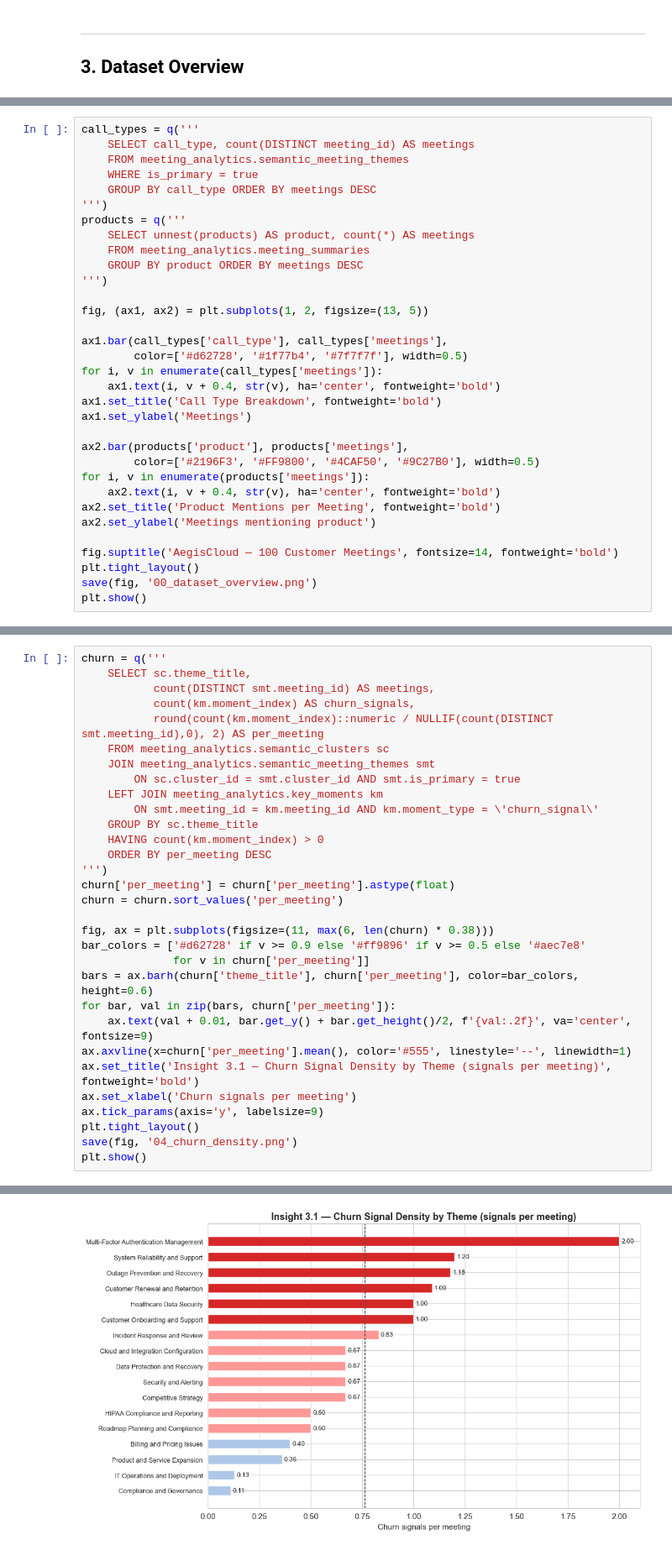
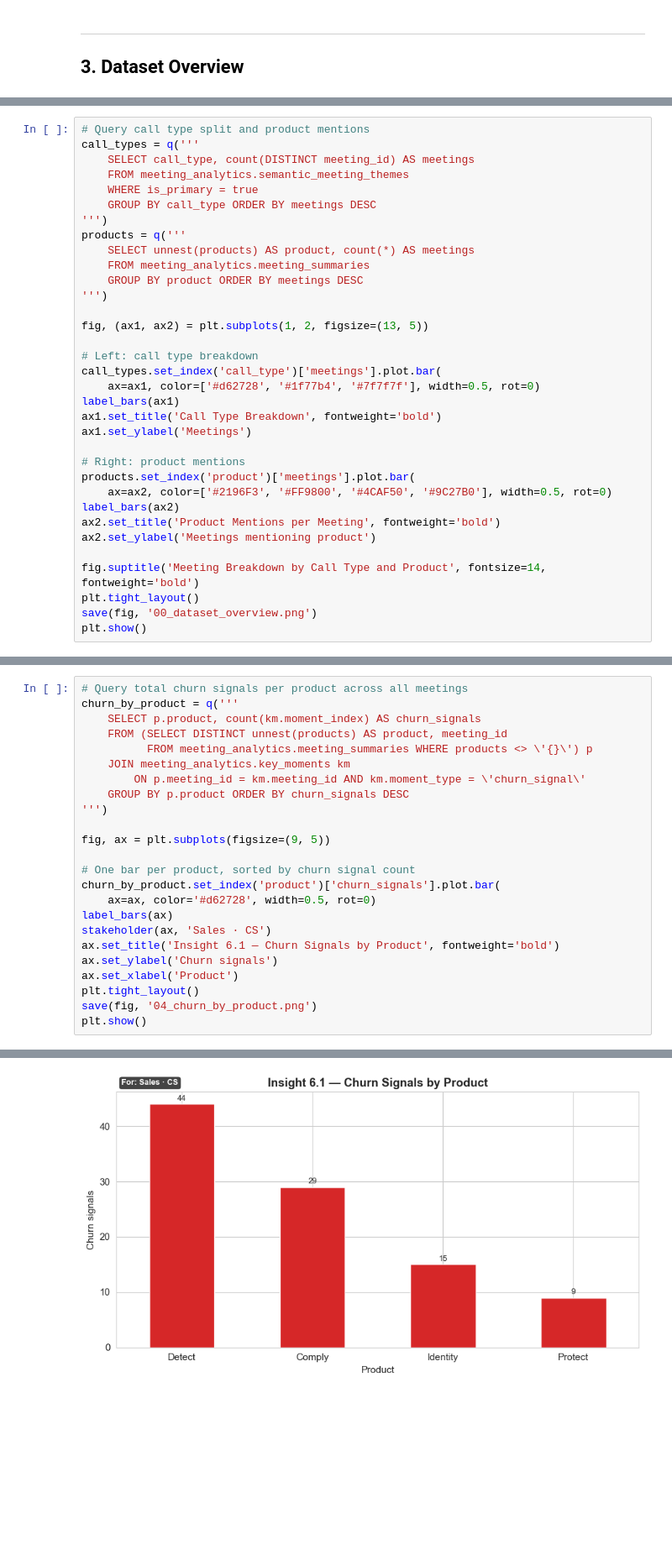
Before and after one commit to rohanvazir123/pydantic-ai-experiments, a Jupyter notebook: basics/iprep/meeting-analytics/final_version/meeting_analytics.ipynb, the cells around one changed output, grey strips where cells are left out. Shown at 84% size. Drawn from its saved outputs; the diff is of its cells as text; blank space fills up the shorter version.

```diff
--- a/basics/iprep/meeting-analytics/final_version/meeting_analytics.ipynb
+++ b/basics/iprep/meeting-analytics/final_version/meeting_analytics.ipynb
@@ -370,4 +482,5 @@ PASS  semantic_meeting_themes        516 (expected 516)
 # %%
+# Query call type split and product mentions
 call_types = q('''
     SELECT call_type, count(DISTINCT meeting_id) AS meetings
     FROM meeting_analytics.semantic_meeting_themes
@@ -382,21 +495,21 @@ products = q('''
 
 fig, (ax1, ax2) = plt.subplots(1, 2, figsize=(13, 5))
 
-ax1.bar(call_types['call_type'], call_types['meetings'],
-        color=['#d62728', '#1f77b4', '#7f7f7f'], width=0.5)
-for i, v in enumerate(call_types['meetings']):
-    ax1.text(i, v + 0.4, str(v), ha='center', fontweight='bold')
+# Left: call type breakdown
+call_types.set_index('call_type')['meetings'].plot.bar(
+    ax=ax1, color=['#d62728', '#1f77b4', '#7f7f7f'], width=0.5, rot=0)
+label_bars(ax1)
 ax1.set_title('Call Type Breakdown', fontweight='bold')
 ax1.set_ylabel('Meetings')
 
-ax2.bar(products['product'], products['meetings'],
-        color=['#2196F3', '#FF9800', '#4CAF50', '#9C27B0'], width=0.5)
-for i, v in enumerate(products['meetings']):
-    ax2.text(i, v + 0.4, str(v), ha='center', fontweight='bold')
+# Right: product mentions
+products.set_index('product')['meetings'].plot.bar(
+    ax=ax2, color=['#2196F3', '#FF9800', '#4CAF50', '#9C27B0'], width=0.5, rot=0)
+label_bars(ax2)
 ax2.set_title('Product Mentions per Meeting', fontweight='bold')
 ax2.set_ylabel('Meetings mentioning product')
 
-fig.suptitle('AegisCloud — 100 Customer Meetings', fontsize=14, fontweight='bold')
+fig.suptitle('Meeting Breakdown by Call Type and Product', fontsize=14, fontweight='bold')
 plt.tight_layout()
 save(fig, '00_dataset_overview.png')
 plt.show()
@@ -570,32 +664,25 @@ Saved -> /Users/ppotnis/Documents/rovaz/pydantic-ai-experiments/basics/iprep/mee
 # %%
-churn = q('''
-    SELECT sc.theme_title,
-           count(DISTINCT smt.meeting_id) AS meetings,
-           count(km.moment_index) AS churn_signals,
-           round(count(km.moment_index)::numeric / NULLIF(count(DISTINCT smt.meeting_id),0), 2) AS per_meeting
-    FROM meeting_analytics.semantic_clusters sc
-    JOIN meeting_analytics.semantic_meeting_themes smt
-        ON sc.cluster_id = smt.cluster_id AND smt.is_primary = true
-    LEFT JOIN meeting_analytics.key_moments km
-        ON smt.meeting_id = km.meeting_id AND km.moment_type = \'churn_signal\'
-    GROUP BY sc.theme_title
-    HAVING count(km.moment_index) > 0
-    ORDER BY per_meeting DESC
+# Query total churn signals per product across all meetings
+churn_by_product = q('''
+    SELECT p.product, count(km.moment_index) AS churn_signals
+    FROM (SELECT DISTINCT unnest(products) AS product, meeting_id
+          FROM meeting_analytics.meeting_summaries WHERE products <> \'{}\') p
+    JOIN meeting_analytics.key_moments km
+        ON p.meeting_id = km.meeting_id AND km.moment_type = \'churn_signal\'
+    GROUP BY p.product ORDER BY churn_signals DESC
 ''')
-churn['per_meeting'] = churn['per_meeting'].astype(float)
-churn = churn.sort_values('per_meeting')
 
-fig, ax = plt.subplots(figsize=(11, max(6, len(churn) * 0.38)))
-bar_colors = ['#d62728' if v >= 0.9 else '#ff9896' if v >= 0.5 else '#aec7e8'
-              for v in churn['per_meeting']]
-bars = ax.barh(churn['theme_title'], churn['per_meeting'], color=bar_colors, height=0.6)
-for bar, val in zip(bars, churn['per_meeting']):
-    ax.text(val + 0.01, bar.get_y() + bar.get_height()/2, f'{val:.2f}', va='center', fontsize=9)
-ax.axvline(x=churn['per_meeting'].mean(), color='#555', linestyle='--', linewidth=1)
-ax.set_title('Insight 3.1 — Churn Signal Density by Theme (signals per meeting)', fontweight='bold')
-ax.set_xlabel('Churn signals per meeting')
-ax.tick_params(axis='y', labelsize=9)
+fig, ax = plt.subplots(figsize=(9, 5))
+
+# One bar per product, sorted by churn signal count
+churn_by_product.set_index('product')['churn_signals'].plot.bar(
+    ax=ax, color='#d62728', width=0.5, rot=0)
+label_bars(ax)
+stakeholder(ax, 'Sales · CS')
+ax.set_title('Insight 6.1 — Churn Signals by Product', fontweight='bold')
+ax.set_ylabel('Churn signals')
+ax.set_xlabel('Product')
 plt.tight_layout()
-save(fig, '04_churn_density.png')
+save(fig, '04_churn_by_product.png')
 plt.show()
 # %% [output]
@@ -603 +690 @@ Saved -> /Users/ppotnis/Documents/rovaz/pydantic-ai-experiments/basics/iprep/mee
-[figure, old version]
+[figure, new version]
```
Also changed, not shown: parts of 36 cells of this notebook, 10 other files.
